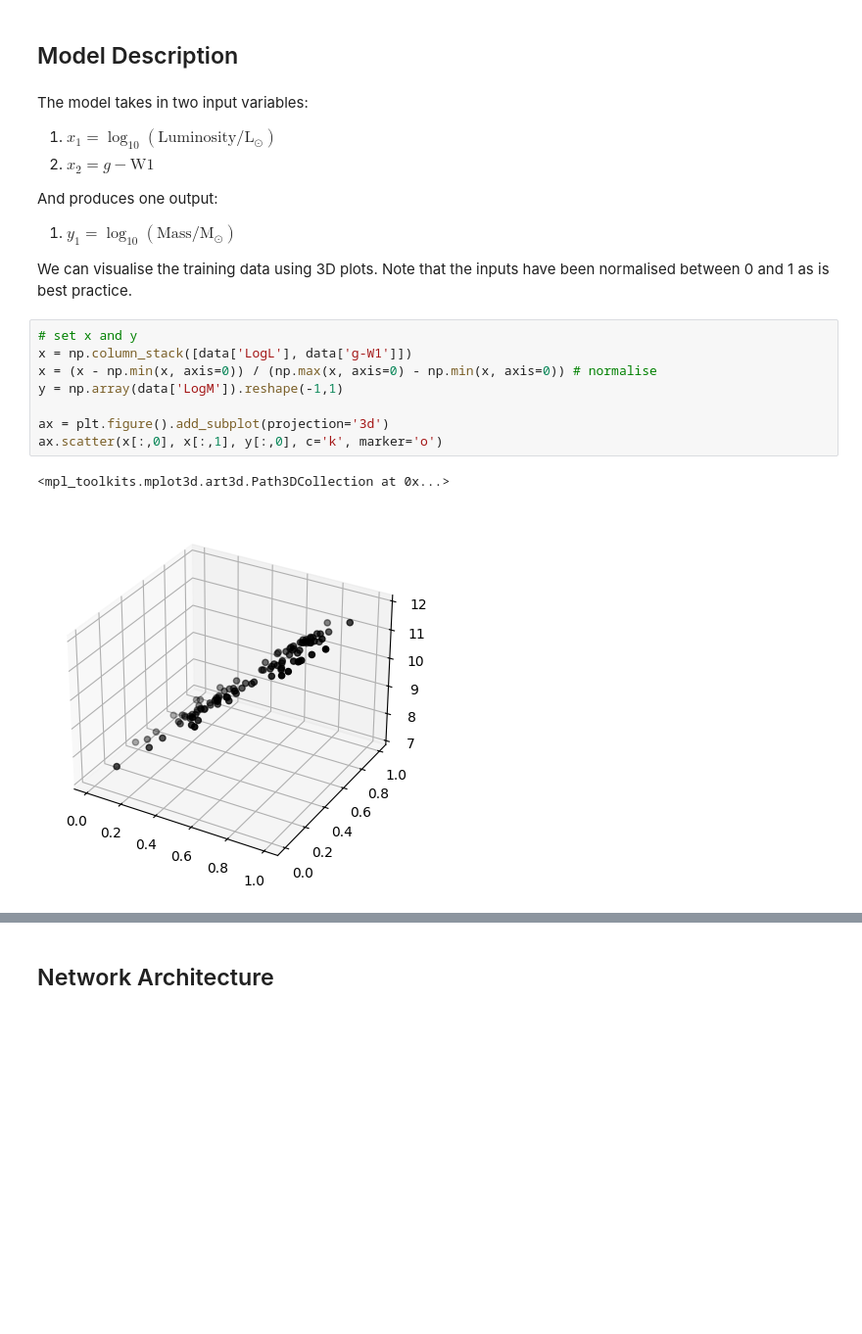
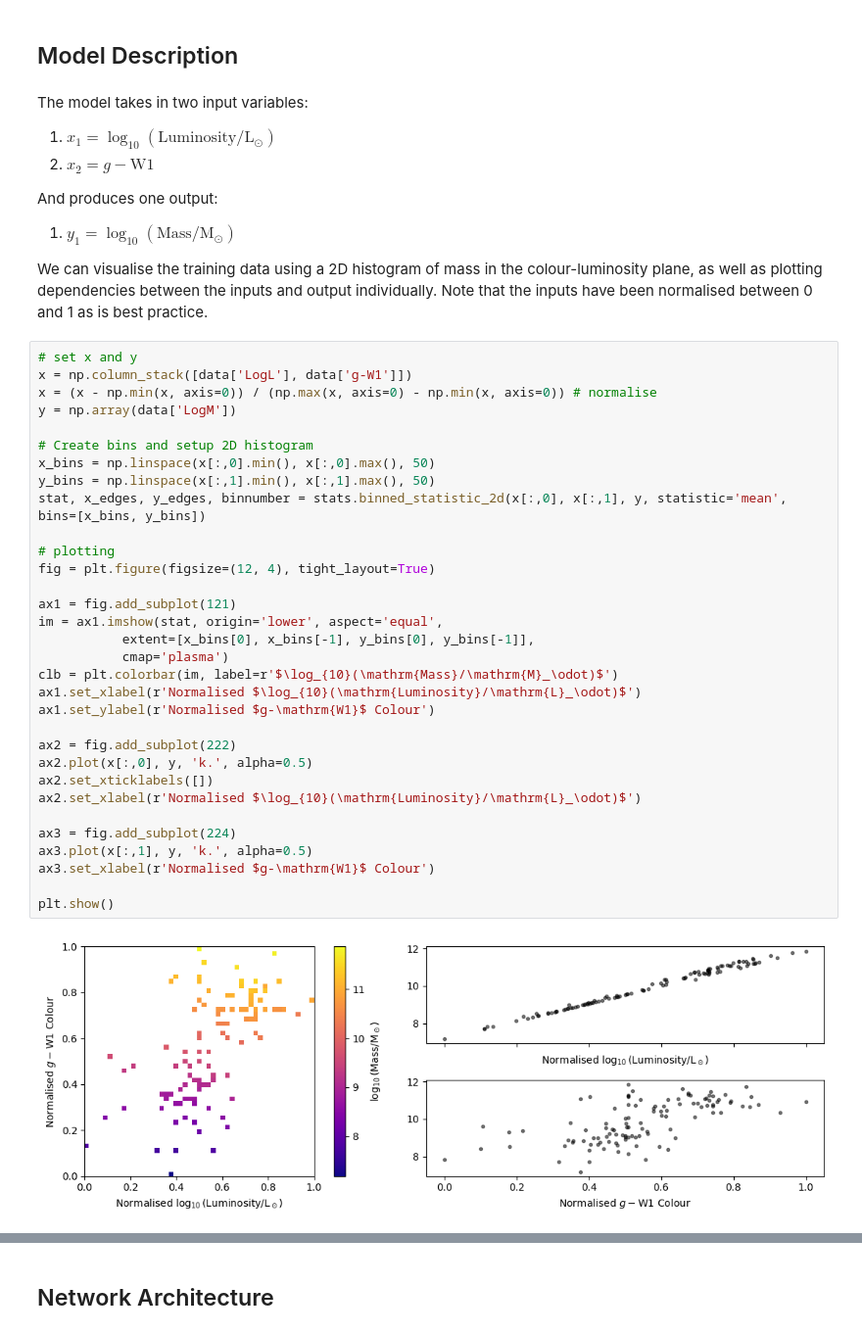
Before and after one commit to vernica-mehta/astr4004-8004-2025, a Jupyter notebook: assignment-4/assigment4.ipynb, the cells around one changed output, grey strips where cells are left out. Shown at 98% size. Drawn from its saved outputs; the diff is of its cells as text; blank space fills up the shorter version.

```diff
--- a/assignment-4/assigment4.ipynb
+++ b/assignment-4/assigment4.ipynb
@@ -51,15 +52,38 @@ The model takes in two input variables:
 And produces one output:
 1. $y_1=\log_{10}(\mathrm{Mass}/\mathrm{M}_\odot)$
 
-We can visualise the training data using 3D plots. Note that the inputs have been normalised between 0 and 1 as is best practice.
+We can visualise the training data using a 2D histogram of mass in the colour-luminosity plane, as well as plotting dependencies between the inputs and output individually. Note that the inputs have been normalised between 0 and 1 as is best practice.
 # %%
 # set x and y
 x = np.column_stack([data['LogL'], data['g-W1']])
 x = (x - np.min(x, axis=0)) / (np.max(x, axis=0) - np.min(x, axis=0)) # normalise
-y = np.array(data['LogM']).reshape(-1,1)
+y = np.array(data['LogM'])
 
-ax = plt.figure().add_subplot(projection='3d')
-ax.scatter(x[:,0], x[:,1], y[:,0], c='k', marker='o')
+# Create bins and setup 2D histogram
+x_bins = np.linspace(x[:,0].min(), x[:,0].max(), 50)
+y_bins = np.linspace(x[:,1].min(), x[:,1].max(), 50)
+stat, x_edges, y_edges, binnumber = stats.binned_statistic_2d(x[:,0], x[:,1], y, statistic='mean', bins=[x_bins, y_bins])
+
+# plotting
+fig = plt.figure(figsize=(12, 4), tight_layout=True)
+
+ax1 = fig.add_subplot(121)
+im = ax1.imshow(stat, origin='lower', aspect='equal',
+           extent=[x_bins[0], x_bins[-1], y_bins[0], y_bins[-1]],
+           cmap='plasma')
+clb = plt.colorbar(im, label=r'$\log_{10}(\mathrm{Mass}/\mathrm{M}_\odot)$')
+ax1.set_xlabel(r'Normalised $\log_{10}(\mathrm{Luminosity}/\mathrm{L}_\odot)$')
+ax1.set_ylabel(r'Normalised $g-\mathrm{W1}$ Colour')
+
+ax2 = fig.add_subplot(222)
+ax2.plot(x[:,0], y, 'k.', alpha=0.5)
+ax2.set_xticklabels([])
+ax2.set_xlabel(r'Normalised $\log_{10}(\mathrm{Luminosity}/\mathrm{L}_\odot)$')
+
+ax3 = fig.add_subplot(224)
+ax3.plot(x[:,1], y, 'k.', alpha=0.5)
+ax3.set_xlabel(r'Normalised $g-\mathrm{W1}$ Colour')
+
+plt.show()
 # %% [output]
-<mpl_toolkits.mplot3d.art3d.Path3DCollection at 0x...>
-[figure, old version]
+[figure, new version]
```
Also changed, not shown: parts of 25 cells of this notebook, 1 other file.
